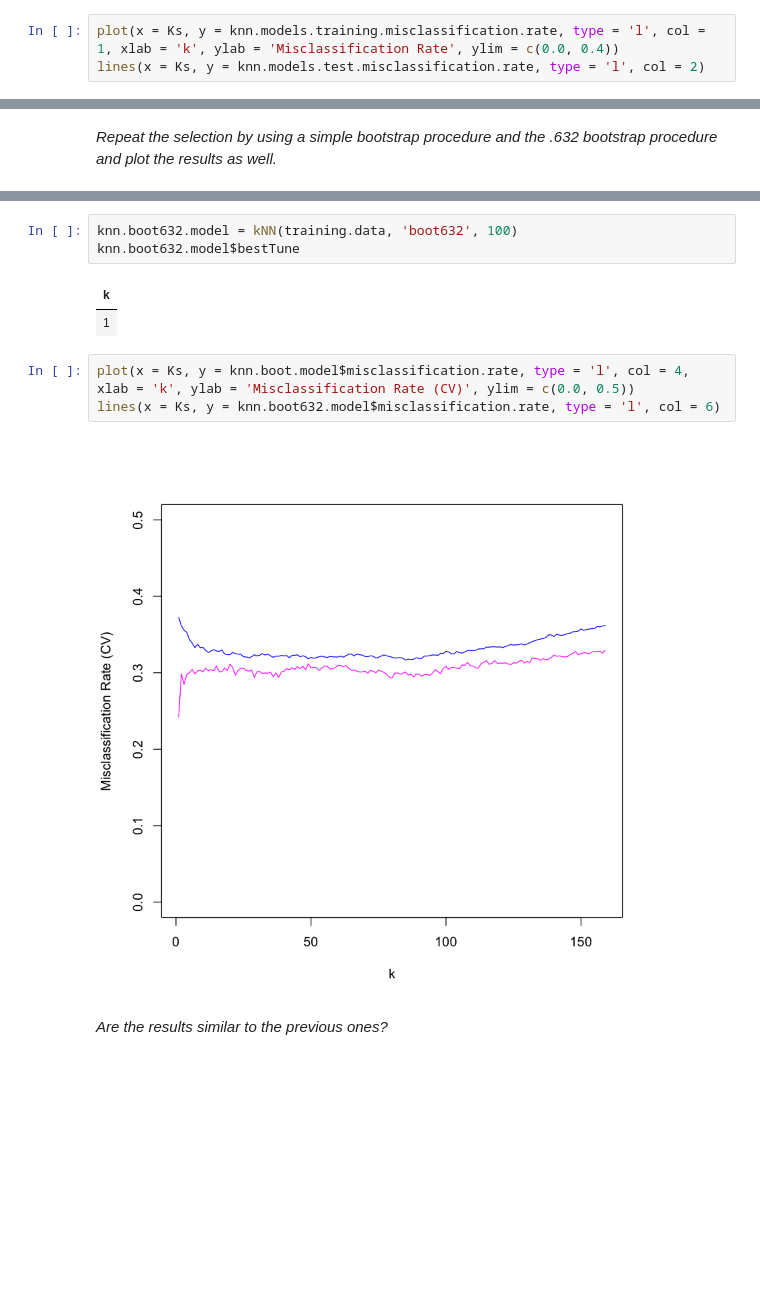
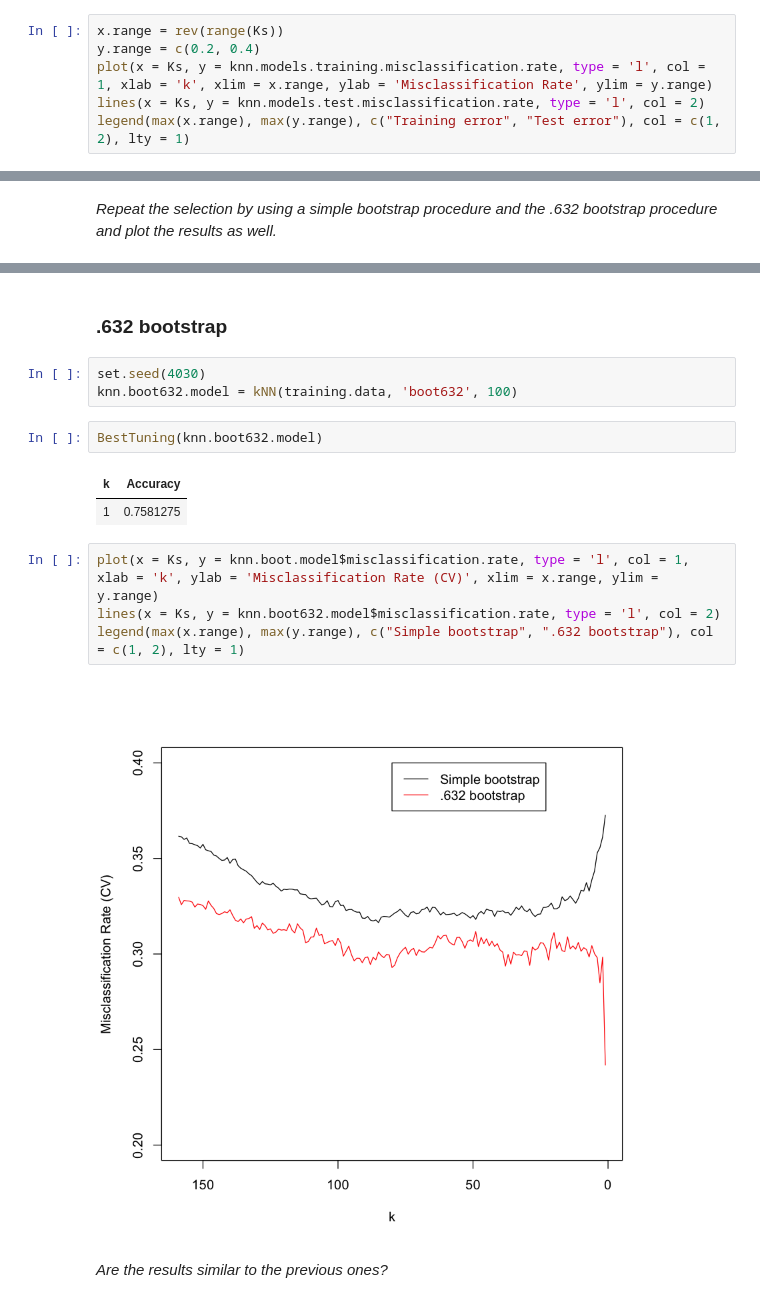
Before and after one commit to jonellingsen/Statistical-learning, a Jupyter notebook: project/Problem 2.ipynb, the cells around one changed output, grey strips where cells are left out. Cells and saved outputs as stored; diff of their text form; blank space fills up the shorter version.

```diff
--- a/project/Problem 2.ipynb
+++ b/project/Problem 2.ipynb
@@ -70,6 +70,9 @@ knn.models = lapply(Ks, (function (k) kNN(training.data, K = k)))
 knn.models.training.misclassification.rate = MisclassificationRate(knn.models, training.data)
 knn.models.test.misclassification.rate = MisclassificationRate(knn.models, test.data)
 # %%
-plot(x = Ks, y = knn.models.training.misclassification.rate, type = 'l', col = 1, xlab = 'k', ylab = 'Misclassification Rate', ylim = c(0.0, 0.4))
+x.range = rev(range(Ks))
+y.range = c(0.2, 0.4)
+plot(x = Ks, y = knn.models.training.misclassification.rate, type = 'l', col = 1, xlab = 'k', xlim = x.range, ylab = 'Misclassification Rate', ylim = y.range)
 lines(x = Ks, y = knn.models.test.misclassification.rate, type = 'l', col = 2)
+legend(max(x.range), max(y.range), c("Training error", "Test error"), col = c(1, 2), lty = 1)
 # %% [output]
@@ -124,14 +153,19 @@ knn.boot.model$bestTune
+# %% [markdown]
+### .632 bootstrap
 # %%
+set.seed(4030)
 knn.boot632.model = kNN(training.data, 'boot632', 100)
-knn.boot632.model$bestTune
-# %% [output]
-| k |
-| 1 |
+# %%
+BestTuning(knn.boot632.model)
+# %% [output]
+| k | Accuracy |
+| 1 | 0.7581275 |
 # %%
-plot(x = Ks, y = knn.boot.model$misclassification.rate, type = 'l', col = 4, xlab = 'k', ylab = 'Misclassification Rate (CV)', ylim = c(0.0, 0.5))
-lines(x = Ks, y = knn.boot632.model$misclassification.rate, type = 'l', col = 6)
+plot(x = Ks, y = knn.boot.model$misclassification.rate, type = 'l', col = 1, xlab = 'k', ylab = 'Misclassification Rate (CV)', xlim = x.range, ylim = y.range)
+lines(x = Ks, y = knn.boot632.model$misclassification.rate, type = 'l', col = 2)
+legend(max(x.range), max(y.range), c("Simple bootstrap", ".632 bootstrap"), col = c(1, 2), lty = 1)
 # %% [output]
-[figure, old version]
+[figure, new version]
 # %% [markdown]
 *Are the results similar to the previous ones?*
 # %% [markdown]
```
Also changed, not shown: parts of 28 cells of this notebook, 7 other files.
